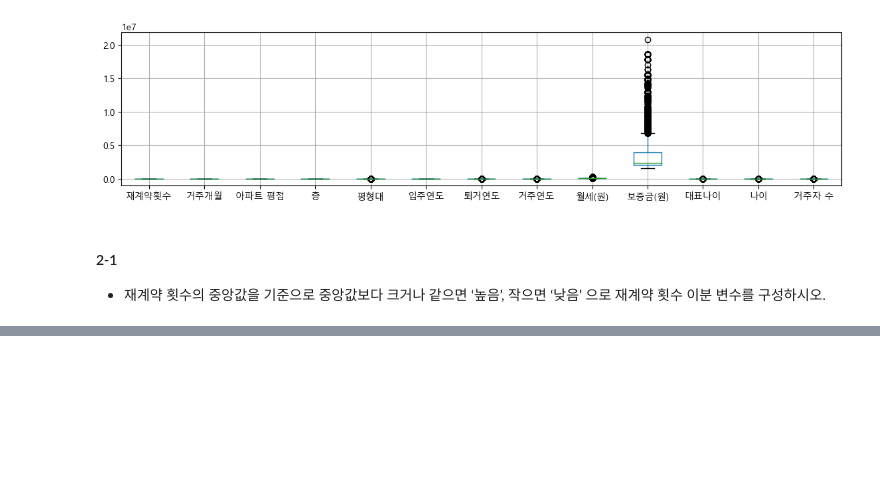
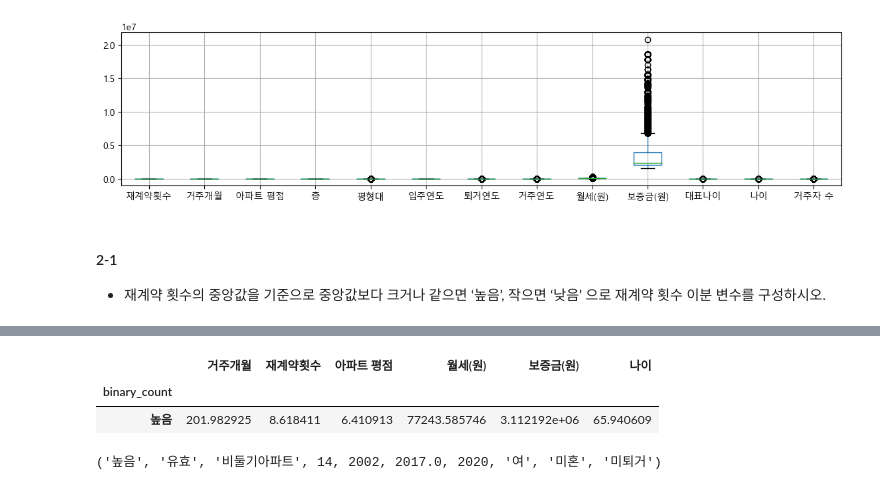
Before and after one commit to Park-Young-Bin/ADP_code, a Jupyter notebook: 29회 기출.ipynb, the cells around one changed output, grey strips where cells are left out. Saved outputs shown, nothing was run; the diff lists cells and outputs as text; code cells hidden in the pictures; blank space fills up the shorter version.

```diff
--- a/29회 기출.ipynb
+++ b/29회 기출.ipynb
@@ -141,0 +199,11 @@ result_df.loc[out_index, '보증금(원)'] = np.mean(result_df['보증금(원)']
+# %%
+display(higher_df[['binary_count', '거주개월', '재계약횟수', '아파트 평점', '월세(원)', '보증금(원)', '나이']].\
+groupby('binary_count').mean())
+
+display(higher_df.groupby(['binary_count','계약구분', '아파트 이름', '층', '입주연도', '퇴거연도', '거주연도',
+                  '성별', '결혼여부', '퇴거여부'])['binary_count'].count().idxmax())
+# %% [output]
+|  | 거주개월 | 재계약횟수 | 아파트 평점 | 월세(원) | 보증금(원) | 나이 |
+| binary_count |  |  |  |  |  |  |
+| 높음 | 201.982925 | 8.618411 | 6.410913 | 77243.585746 | 3.112192e+06 | 65.940609 |
+('높음', '유효', '비둘기아파트', 14, 2002, 2017.0, 2020, '여', '미혼', '미퇴거')
```
Also changed, not shown: parts of 14 cells of this notebook.
